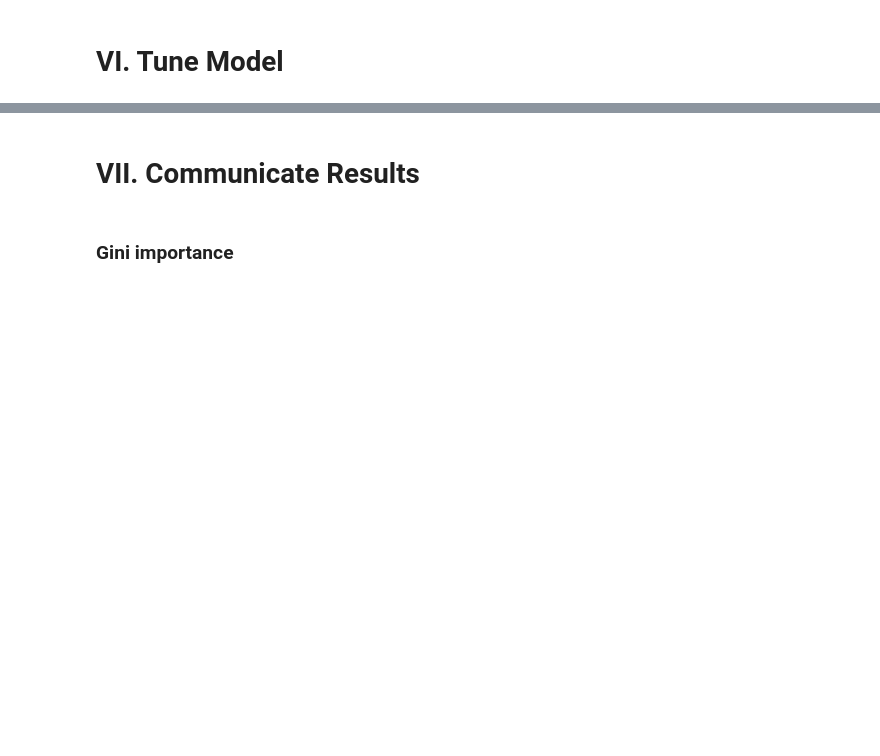
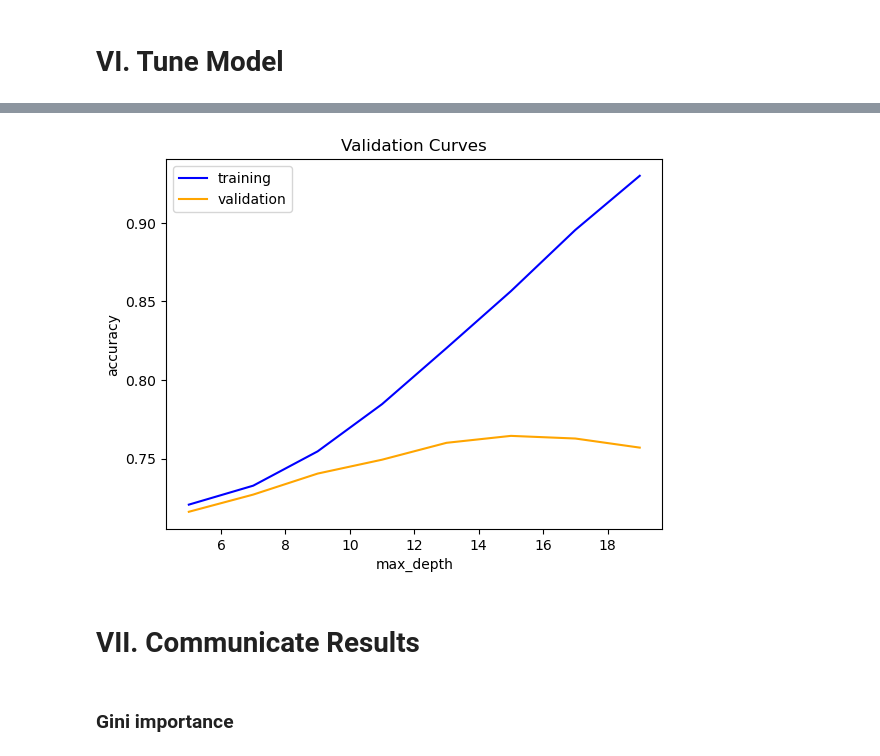
Before and after one commit to ayebaishmo/bloomtech-water-pump-challange, a Jupyter notebook: module1-decision-trees/JDS_SHR_221_guided_project_notes.ipynb, the cells around one changed output, grey strips where cells are left out. Cells and saved outputs as stored; diff of their text form; code cells hidden in the pictures; blank space fills up the shorter version.

```diff
--- a/module1-decision-trees/JDS_SHR_221_guided_project_notes.ipynb
+++ b/module1-decision-trees/JDS_SHR_221_guided_project_notes.ipynb
@@ -339,22 +381,28 @@ list(depths)
 # %%
 # very similar steps to how we tuned alpha for ridge regression
 
-# train_acc = []
-# val_acc = []
-
-
-#   tree_model.fit(X_train, y_train)
-#   train_acc.append(tree_model.score(X_train, y_train))
-#   val_acc.append(tree_model.score(X_val, y_val))
+train_acc = []
+val_acc = []
+for depth in depths:
+    tree_model = make_pipeline(
+    OrdinalEncoder(),
+    SimpleImputer(),
+    DecisionTreeClassifier(max_depth=depth, random_state=42)
+    )
+    tree_model.fit(X_train, y_train)
+    train_acc.append(tree_model.score(X_train, y_train))
+    val_acc.append(tree_model.score(X_val, y_val))
 # %%
 
-# plt.plot(depths, train_acc, color='blue', label='training')
-# plt.plot(depths, val_acc, color='orange', label='validation')
-# plt.xlabel('max_depth')
-# plt.ylabel('accuracy')
-# plt.title('Validation Curves') # These plots are called VALIDATION CURVES!
-# plt.legend()
-# plt.show()
+plt.plot(depths, train_acc, color='blue', label='training')
+plt.plot(depths, val_acc, color='orange', label='validation')
+plt.xlabel('max_depth')
+plt.ylabel('accuracy')
+plt.title('Validation Curves') # These plots are called VALIDATION CURVES!
+plt.legend()
+plt.show()
+# %% [output]
+[figure, added]
 # %% [markdown]
 # VII. Communicate Results
 # %% [markdown]
```
Also changed, not shown: parts of 6 cells of this notebook, 1 other file.
